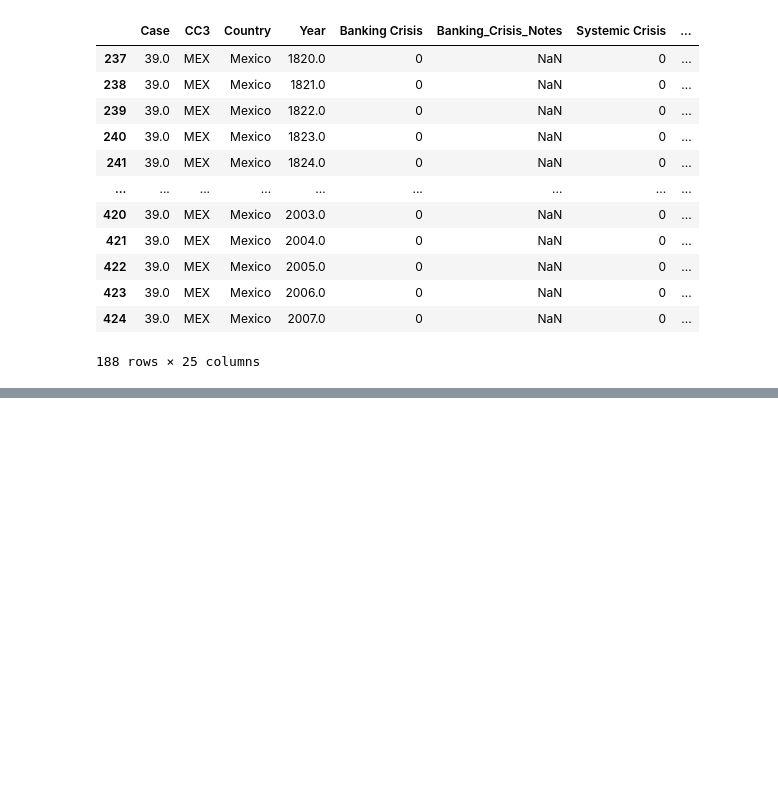
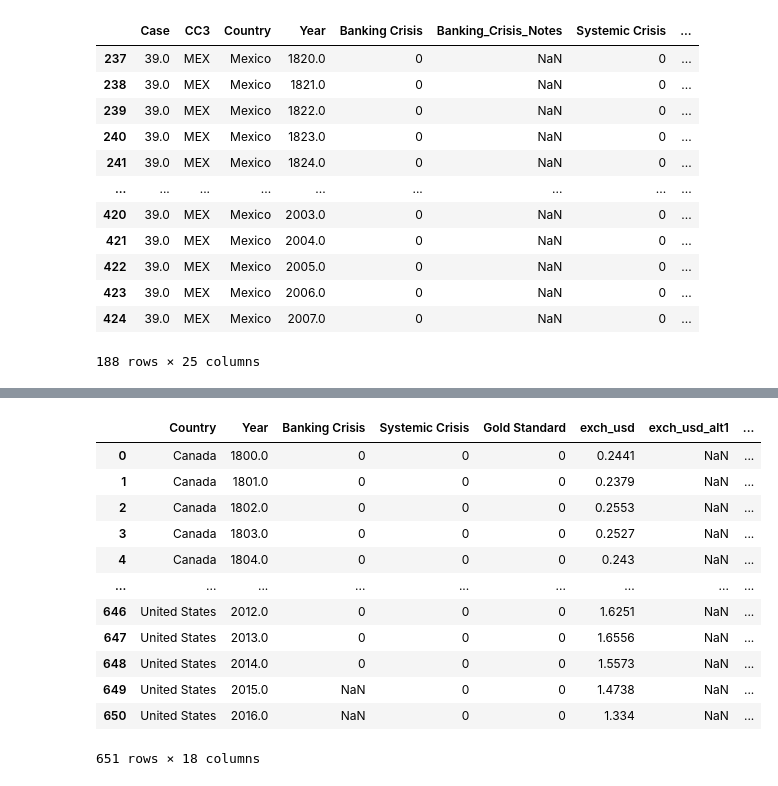
Before and after one commit to dhruvatara/ECS89G-DLProject, a Jupyter notebook: Data Cleansing.ipynb, the cells around one changed output, grey strips where cells are left out. Saved outputs shown, nothing was run; the diff lists cells and outputs as text; code cells hidden in the pictures; blank space fills up the shorter version.

Commit message:
cleaned the data a bit more, added baseline LR model

```diff
--- a/Data Cleansing.ipynb
+++ b/Data Cleansing.ipynb
@@ -567,0 +579,4 @@ north_american_data[237:425]
+# %%
+#Dropping some unnecessary text data from the dataset and creating a copy of it
+df = north_american_data.drop(['Case','CC3','Banking_Crisis_Notes','national currency','exch_primary source code',
+                          'exch_sources','Domestic_Debt_ Notes/Sources','Defaults_External_Notes'],axis=1)
@@ -567,0 +594,21 @@ north_american_data[237:425]
+# %%
+#Adding the new target column, Crisis, so that the models we build can be focused on only predicting if there was a crisis or not
+df['Crisis'] = [0 for _ in range(651)]
+for i in range(651):
+    df.loc[i,'Crisis'] = 1 if (df.loc[i,'Banking Crisis '] or df.loc[i,'Currency Crises'] or df.loc[i,'Inflation Crises']
+                      or df.loc[i,'Systemic Crisis']) else 0
+df
+# %% [output]
+|  | Country | Year | Banking Crisis | Systemic Crisis | Gold Standard | exch_usd | exch_usd_alt1 | ... |
+| 0 | Canada | 1800.0 | 0 | 0 | 0 | 0.2441 | NaN | ... |
+| 1 | Canada | 1801.0 | 0 | 0 | 0 | 0.2379 | NaN | ... |
+| 2 | Canada | 1802.0 | 0 | 0 | 0 | 0.2553 | NaN | ... |
+| 3 | Canada | 1803.0 | 0 | 0 | 0 | 0.2527 | NaN | ... |
+| 4 | Canada | 1804.0 | 0 | 0 | 0 | 0.243 | NaN | ... |
+| ... | ... | ... | ... | ... | ... | ... | ... | ... |
+| 646 | United States | 2012.0 | 0 | 0 | 0 | 1.6251 | NaN | ... |
+| 647 | United States | 2013.0 | 0 | 0 | 0 | 1.6556 | NaN | ... |
+| 648 | United States | 2014.0 | 0 | 0 | 0 | 1.5573 | NaN | ... |
+| 649 | United States | 2015.0 | NaN | 0 | 0 | 1.4738 | NaN | ... |
+| 650 | United States | 2016.0 | NaN | 0 | 0 | 1.334 | NaN | ... |
+651 rows × 18 columns
```
Also changed, not shown: parts of 27 cells of this notebook, 4 other files.
